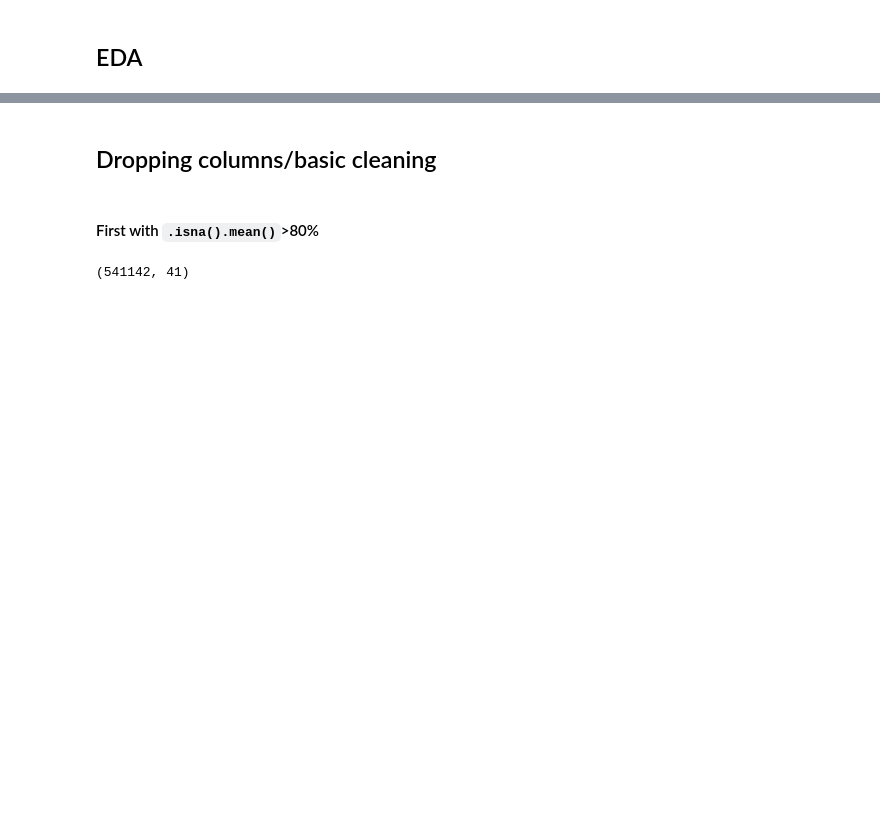
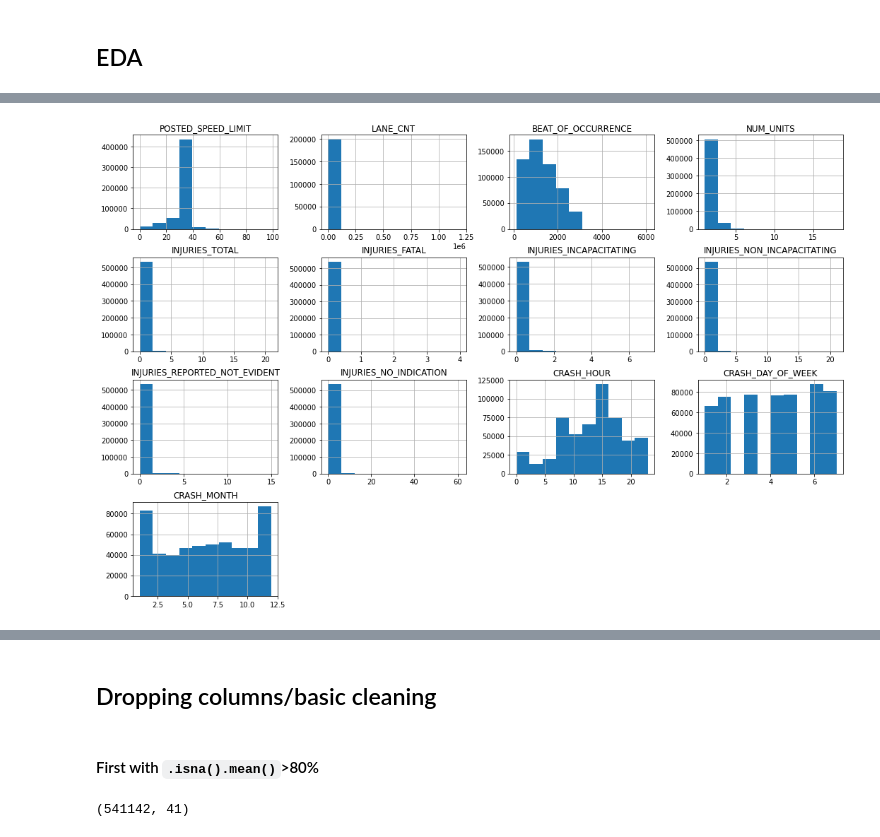
Before and after one commit to AngieKay/Chicago-Crashes, a Jupyter notebook: Markowitz_working_nb.ipynb, the cells around one changed output, grey strips where cells are left out. Drawn from its saved outputs; the diff is of its cells as text; code cells hidden in the pictures; blank space fills up the shorter version.

```diff
--- a/Markowitz_working_nb.ipynb
+++ b/Markowitz_working_nb.ipynb
@@ -145,0 +220,4 @@ sns.pairplot(crashes_df[['POSTED_SPEED_LIMIT', 'TRAFFIC_CONTROL_DEVICE', 'WEATHE
+# %%
+crashes_eda.hist(figsize=(18, 12));
+# %% [output]
+[figure, added]
```
Also changed, not shown: parts of 31 cells of this notebook.
